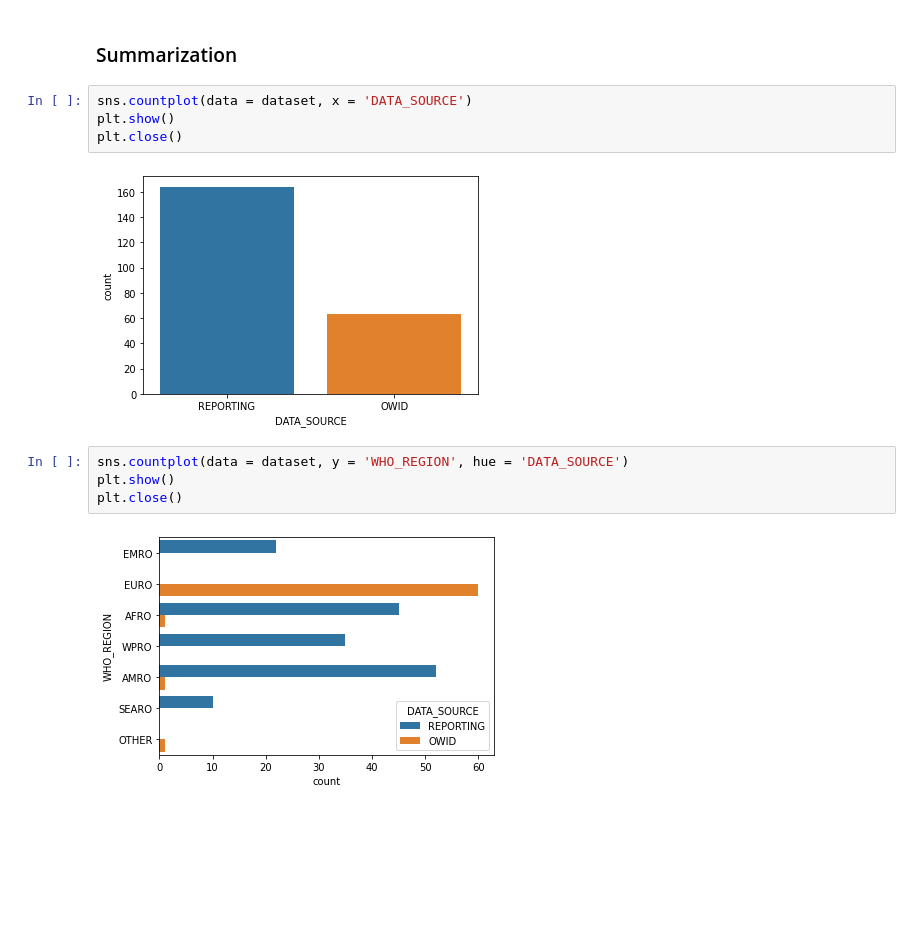
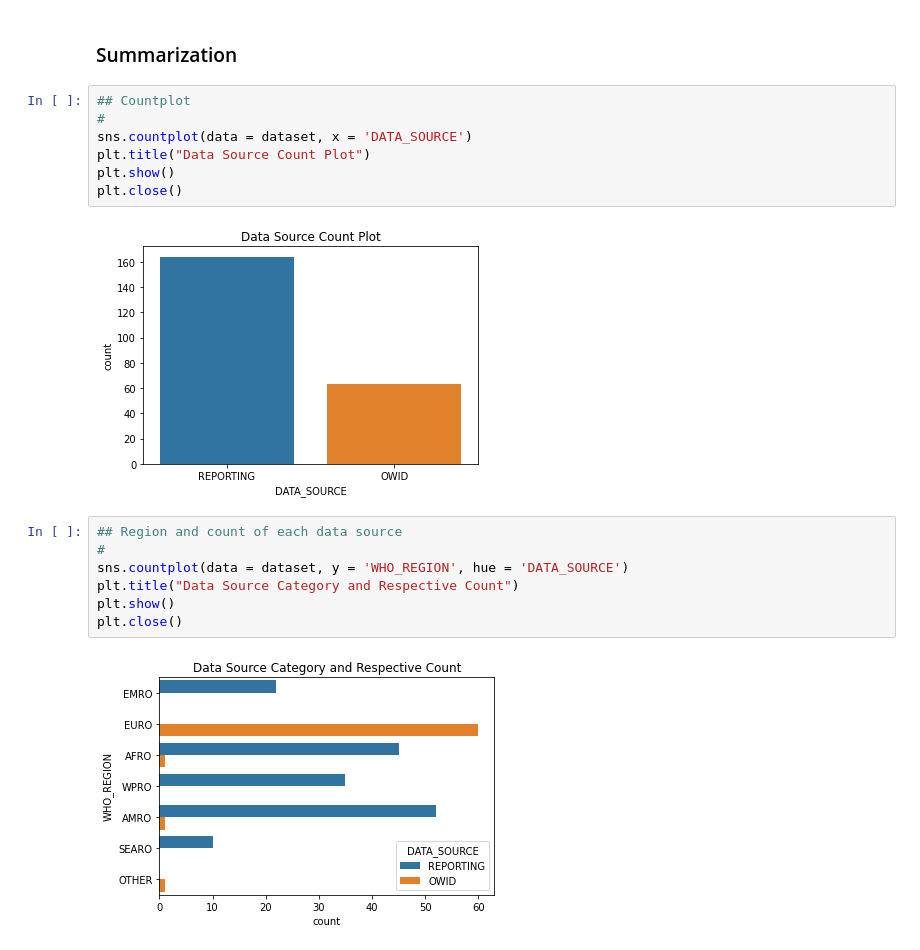
Before and after one commit to thetongs/Vaccination-Data-Analysis-Data-Visualization, a Jupyter notebook: vaccine.ipynb, the cells around one changed output. Saved outputs shown, nothing was run; the diff lists cells and outputs as text; blank space fills up the shorter version.

```diff
--- a/vaccine.ipynb
+++ b/vaccine.ipynb
@@ -150,15 +152,21 @@ dataset.describe()
 # %% [markdown]
 ### Summarization
 # %%
+## Countplot
+#
 sns.countplot(data = dataset, x = 'DATA_SOURCE')
+plt.title("Data Source Count Plot")
 plt.show()
 plt.close()
 # %% [output]
-[figure, old version]
+[figure, new version]
 # %%
+## Region and count of each data source
+#
 sns.countplot(data = dataset, y = 'WHO_REGION', hue = 'DATA_SOURCE')
+plt.title("Data Source Category and Respective Count")
 plt.show()
 plt.close()
 # %% [output]
-[figure, old version]
+[figure, new version]
 # %%
```
Also changed, not shown: parts of 19 cells of this notebook.
